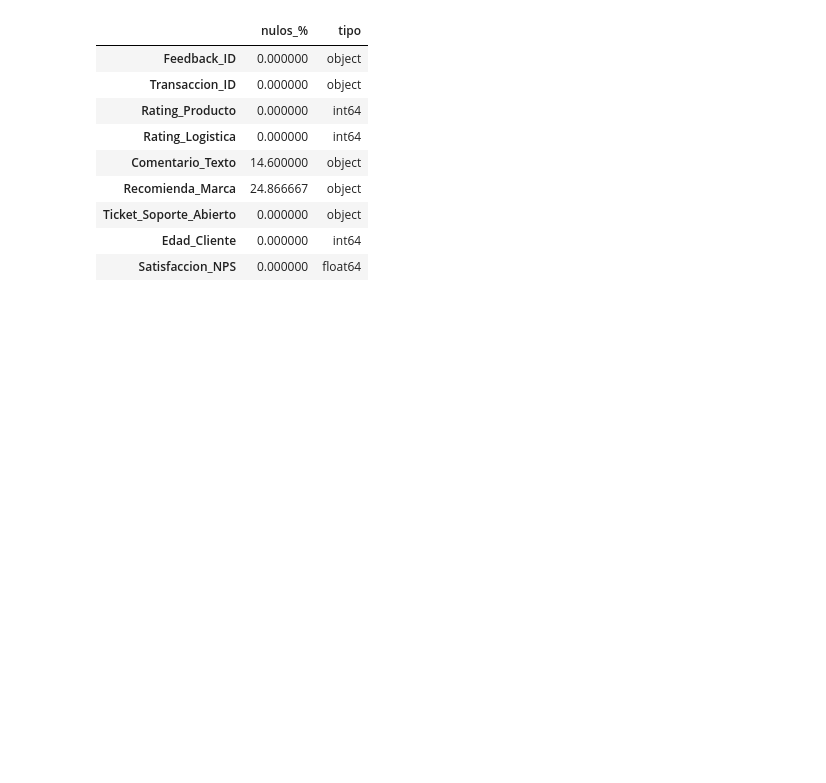
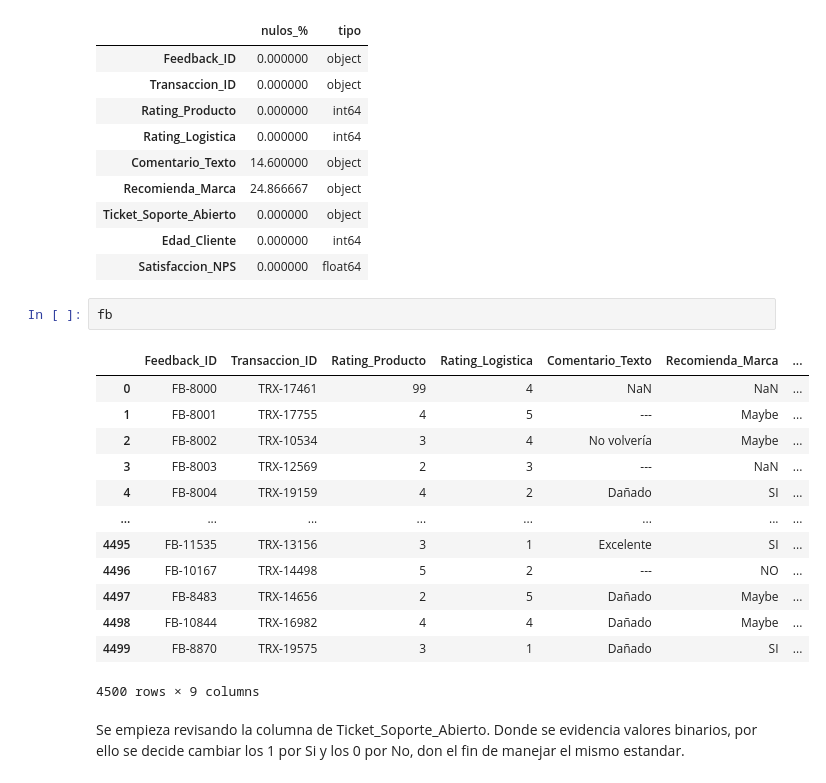
Before and after one commit to carlosmunoz97/protocolo-calidad-consultores-senior, a Jupyter notebook: auditoria_transparencia.ipynb, the cells around one changed output. Cells and saved outputs as stored; diff of their text form; blank space fills up the shorter version.

```diff
--- a/auditoria_transparencia.ipynb
+++ b/auditoria_transparencia.ipynb
@@ -545,3 +545,21 @@ audit(fb)
 | Ticket_Soporte_Abierto | 0.000000 | object |
 | Edad_Cliente | 0.000000 | int64 |
 | Satisfaccion_NPS | 0.000000 | float64 |
+# %%
+fb
+# %% [output]
+|  | Feedback_ID | Transaccion_ID | Rating_Producto | Rating_Logistica | Comentario_Texto | Recomienda_Marca | ... |
+| 0 | FB-8000 | TRX-17461 | 99 | 4 | NaN | NaN | ... |
+| 1 | FB-8001 | TRX-17755 | 4 | 5 | --- | Maybe | ... |
+| 2 | FB-8002 | TRX-10534 | 3 | 4 | No volvería | Maybe | ... |
+| 3 | FB-8003 | TRX-12569 | 2 | 3 | --- | NaN | ... |
+| 4 | FB-8004 | TRX-19159 | 4 | 2 | Dañado | SI | ... |
+| ... | ... | ... | ... | ... | ... | ... | ... |
+| 4495 | FB-11535 | TRX-13156 | 3 | 1 | Excelente | SI | ... |
+| 4496 | FB-10167 | TRX-14498 | 5 | 2 | --- | NO | ... |
+| 4497 | FB-8483 | TRX-14656 | 2 | 5 | Dañado | Maybe | ... |
+| 4498 | FB-10844 | TRX-16982 | 4 | 4 | Dañado | Maybe | ... |
+| 4499 | FB-8870 | TRX-19575 | 3 | 1 | Dañado | SI | ... |
+4500 rows × 9 columns
+# %% [markdown]
+Se empieza revisando la columna de Ticket_Soporte_Abierto. Donde se evidencia valores binarios, por ello se decide cambiar los 1 por Si y los 0 por No, don el fin de manejar el mismo estandar.
```
Also changed, not shown: parts of 32 cells of this notebook.
